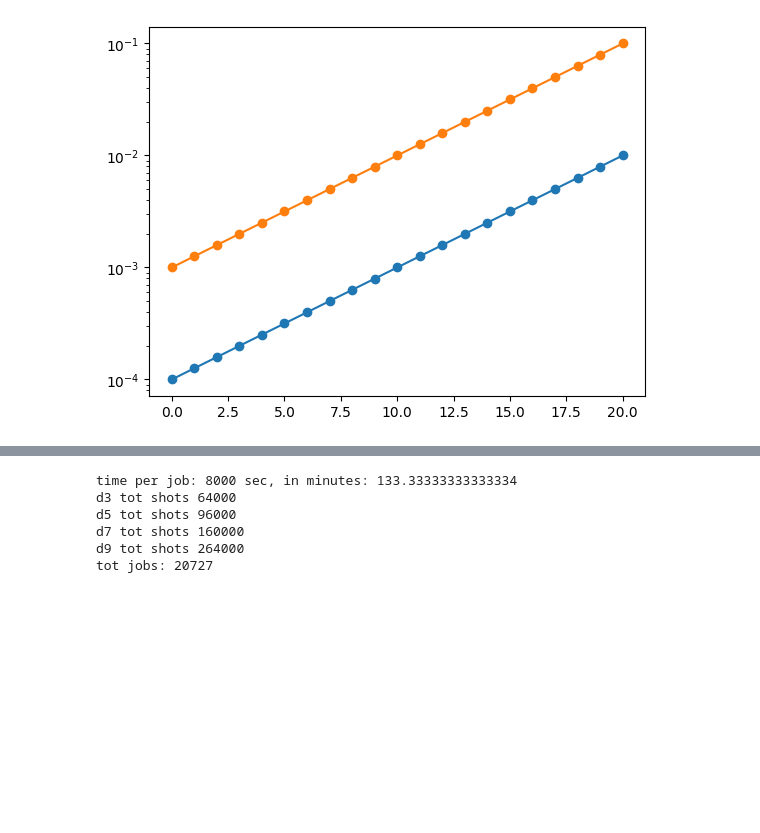
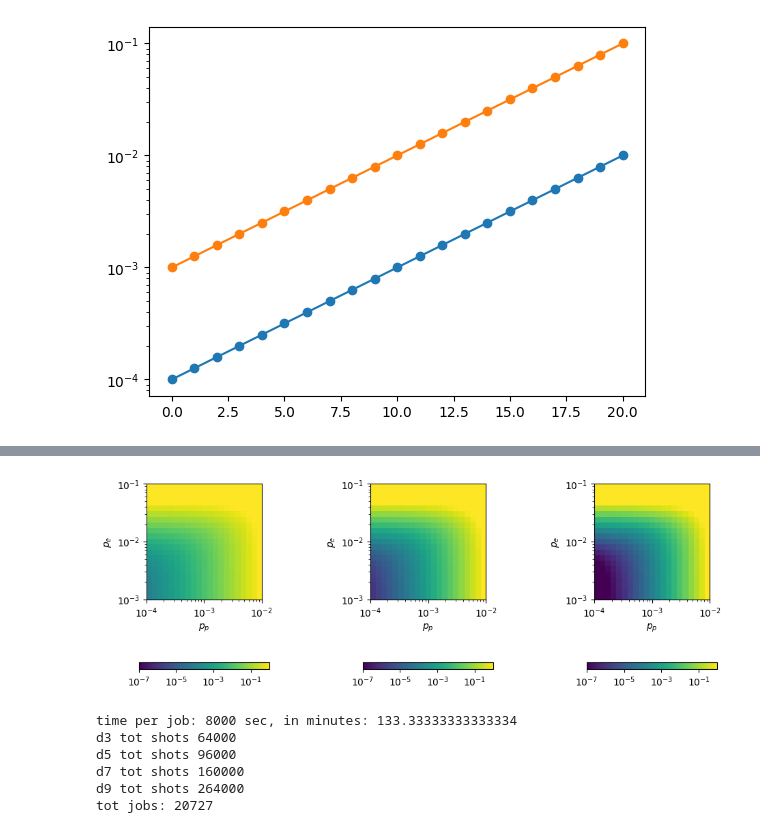
Before and after one commit to JiakaiW/surface_simulation_test, a Jupyter notebook: pack_and_analysis_new.ipynb, the cells around one changed output, grey strips where cells are left out. Cells and saved outputs as stored; diff of their text form; code cells hidden in the pictures; blank space fills up the shorter version.

```diff
--- a/pack_and_analysis_new.ipynb
+++ b/pack_and_analysis_new.ipynb
@@ -101,3 +134,17 @@ Text(0.5, 1.0, '$p^e_{eff} / p^{tot}_{eff}$ (draft plot)')
+# %%
+p_eff = Y_eff + X_eff
+d_arr = np.arange(0,300)
+p_log = np.zeros(shape=(*d_arr.shape, *p_eff.shape))
+for i,d in enumerate(d_arr):
+    p_log[i] = p_eff**((d+1)/2)
+
+fig,axes = plt.subplots(1,3, figsize=(12,4))
+for ax,d in zip(axes, [3,5,7,9]):
+    cax = ax.imshow(p_log[d],norm=LogNorm(vmax=1,vmin=1e-7), origin='lower')
+    fig.colorbar(cax,orientation='horizontal',pad=cbar_pad, shrink=cbar_shrink)
+    format_ax(ax)
+# %% [output]
+[figure, added]
 # %%
 shots_per_d9_job  = 8000
 d_to_num_shots_per_job = {
```
Also changed, not shown: parts of 1 cell of this notebook.
